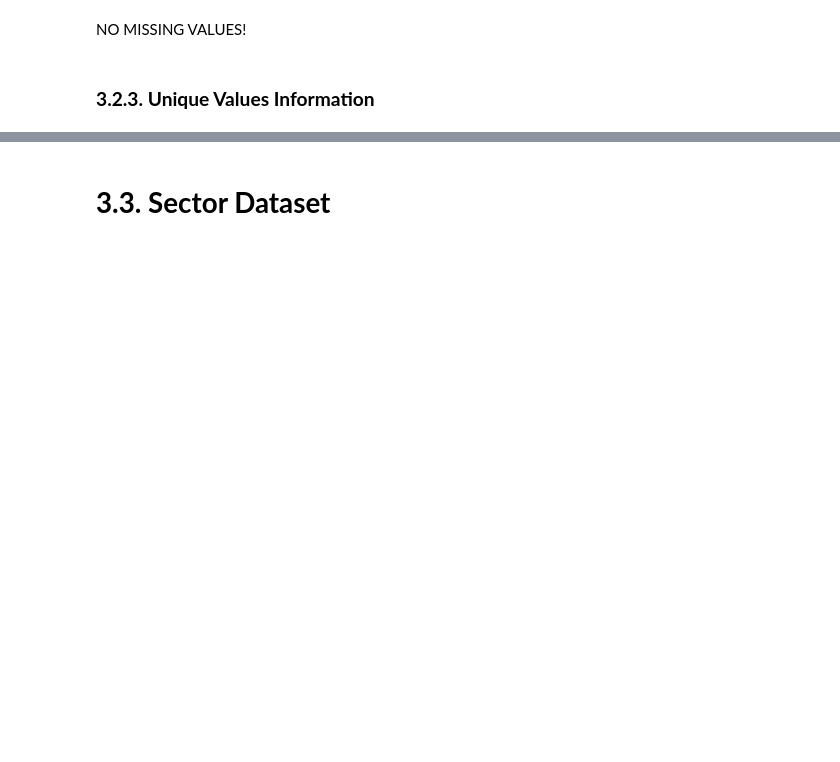
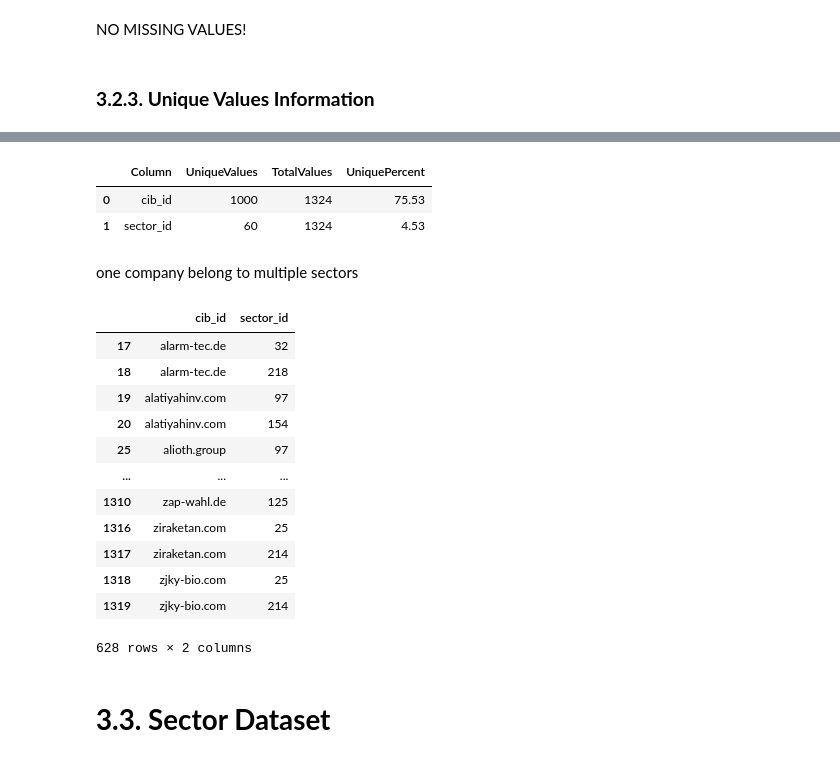
Before and after one commit to saricmilos/coding-challenge, a Jupyter notebook: notebooks/coding_challenge.ipynb, the cells around one changed output, grey strips where cells are left out. Drawn from its saved outputs; the diff is of its cells as text; code cells hidden in the pictures; blank space fills up the shorter version.

```diff
--- a/notebooks/coding_challenge.ipynb
+++ b/notebooks/coding_challenge.ipynb
@@ -347,3 +442,27 @@ NO MISSING VALUES!
+# %%
+unique_values(company_sectors_df)
+# %% [output]
+|  | Column | UniqueValues | TotalValues | UniquePercent |
+| 0 | cib_id | 1000 | 1324 | 75.53 |
+| 1 | sector_id | 60 | 1324 | 4.53 |
+# %% [markdown]
+one company belong to multiple sectors
+# %%
+company_sectors_df[company_sectors_df.duplicated(subset=['cib_id'], keep=False)]
+# %% [output]
+|  | cib_id | sector_id |
+| 17 | alarm-tec.de | 32 |
+| 18 | alarm-tec.de | 218 |
+| 19 | alatiyahinv.com | 97 |
+| 20 | alatiyahinv.com | 154 |
+| 25 | alioth.group | 97 |
+| ... | ... | ... |
+| 1310 | zap-wahl.de | 125 |
+| 1316 | ziraketan.com | 25 |
+| 1317 | ziraketan.com | 214 |
+| 1318 | zjky-bio.com | 25 |
+| 1319 | zjky-bio.com | 214 |
+628 rows × 2 columns
 # %% [markdown]
 # **3.3. Sector Dataset**
 # %%
```
Also changed, not shown: parts of 27 cells of this notebook.
